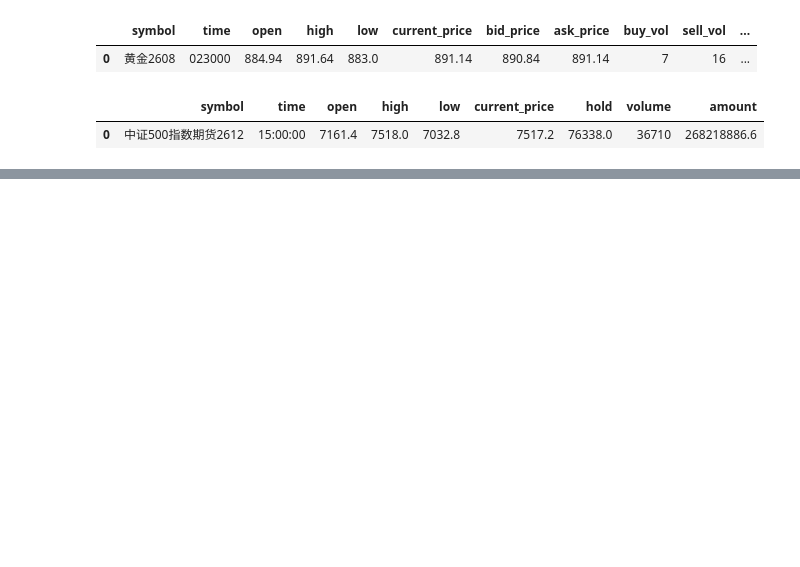
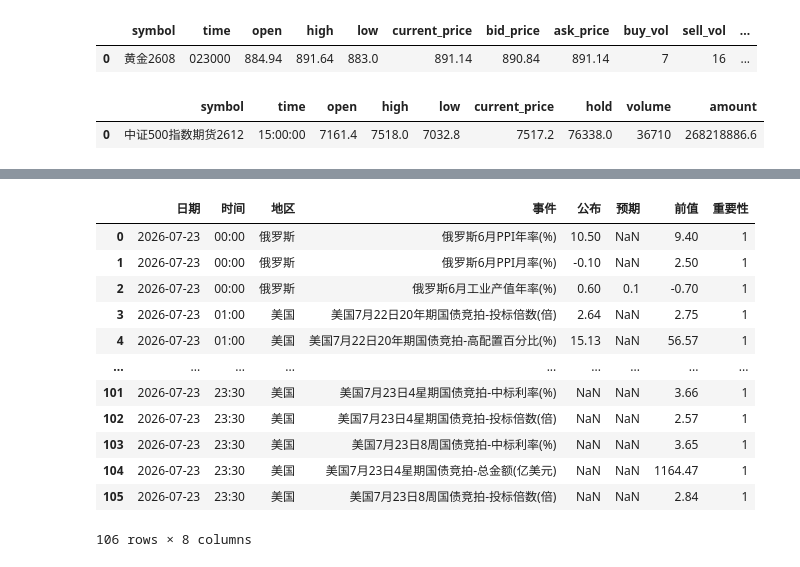
Before and after one commit to JasonZhangQM/ams_server_fast, a Jupyter notebook: run-akshare.ipynb, the cells around one changed output, grey strips where cells are left out. Drawn from its saved outputs; the diff is of its cells as text; code cells hidden in the pictures; blank space fills up the shorter version.

```diff
--- a/run-akshare.ipynb
+++ b/run-akshare.ipynb
@@ -40,0 +81,17 @@ option_finance_board_df
+# %%
+news_economic_baidu_df = ak.news_economic_baidu(date="20260723")
+news_economic_baidu_df
+# %% [output]
+|  | 日期 | 时间 | 地区 | 事件 | 公布 | 预期 | 前值 | 重要性 |
+| 0 | 2026-07-23 | 00:00 | 俄罗斯 | 俄罗斯6月PPI年率(%) | 10.50 | NaN | 9.40 | 1 |
+| 1 | 2026-07-23 | 00:00 | 俄罗斯 | 俄罗斯6月PPI月率(%) | -0.10 | NaN | 2.50 | 1 |
+| 2 | 2026-07-23 | 00:00 | 俄罗斯 | 俄罗斯6月工业产值年率(%) | 0.60 | 0.1 | -0.70 | 1 |
+| 3 | 2026-07-23 | 01:00 | 美国 | 美国7月22日20年期国债竞拍-投标倍数(倍) | 2.64 | NaN | 2.75 | 1 |
+| 4 | 2026-07-23 | 01:00 | 美国 | 美国7月22日20年期国债竞拍-高配置百分比(%) | 15.13 | NaN | 56.57 | 1 |
+| ... | ... | ... | ... | ... | ... | ... | ... | ... |
+| 101 | 2026-07-23 | 23:30 | 美国 | 美国7月23日4星期国债竞拍-中标利率(%) | NaN | NaN | 3.66 | 1 |
+| 102 | 2026-07-23 | 23:30 | 美国 | 美国7月23日4星期国债竞拍-投标倍数(倍) | NaN | NaN | 2.57 | 1 |
+| 103 | 2026-07-23 | 23:30 | 美国 | 美国7月23日8周国债竞拍-中标利率(%) | NaN | NaN | 3.65 | 1 |
+| 104 | 2026-07-23 | 23:30 | 美国 | 美国7月23日4星期国债竞拍-总金额(亿美元) | NaN | NaN | 1164.47 | 1 |
+| 105 | 2026-07-23 | 23:30 | 美国 | 美国7月23日8周国债竞拍-投标倍数(倍) | NaN | NaN | 2.84 | 1 |
+106 rows × 8 columns
```
Also changed, not shown: parts of 6 cells of this notebook, 3 other files.
